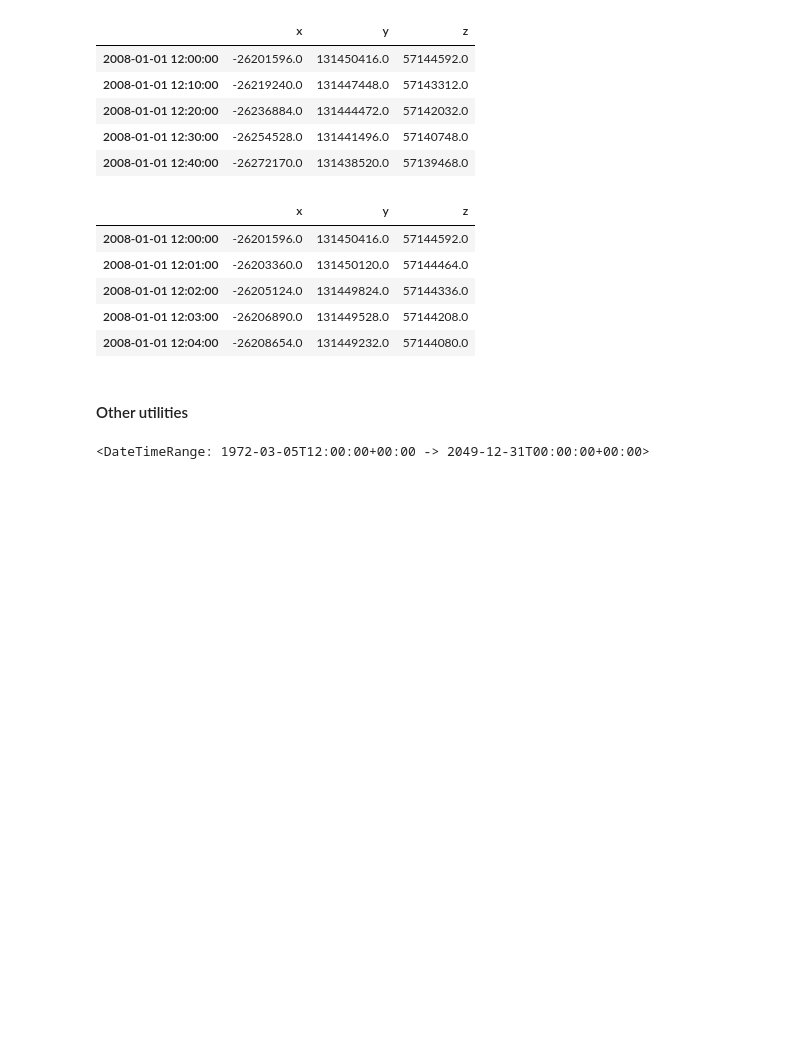
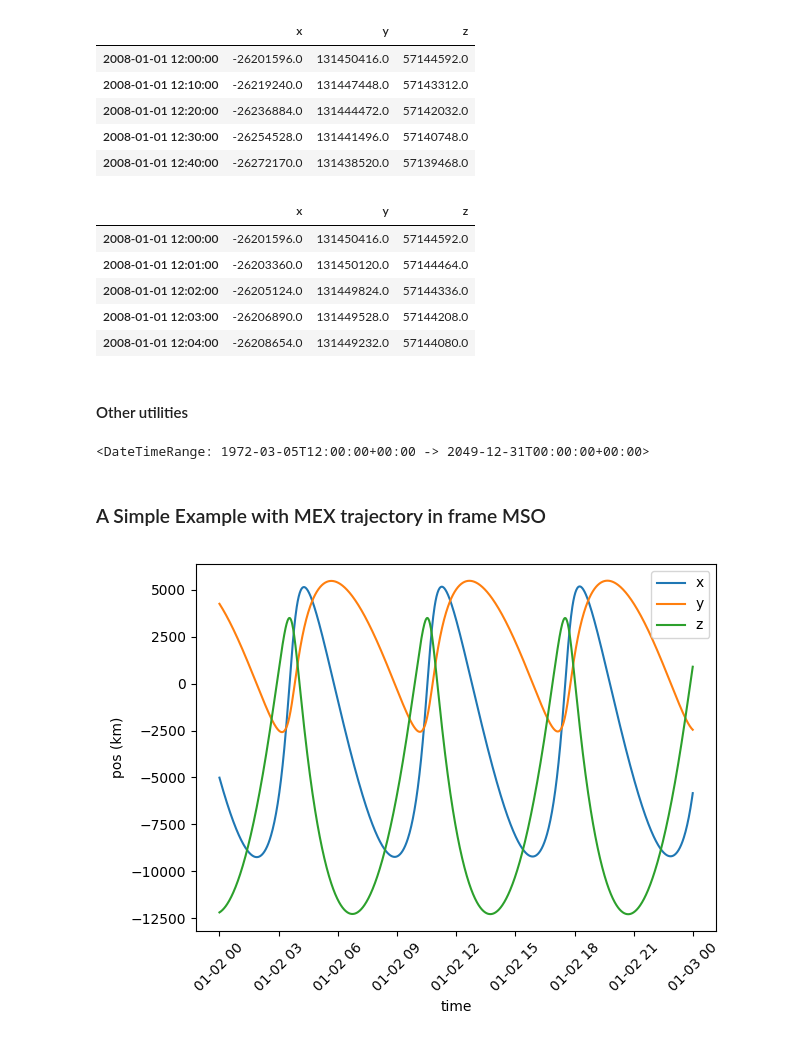
Before and after one commit to SciQLop/speasy, a Jupyter notebook: docs/examples/Cdpp3dView.ipynb, the cells around one changed output. Drawn from its saved outputs; the diff is of its cells as text; code cells hidden in the pictures; blank space fills up the shorter version.

Commit message:
Add cdpp3dview notebook to documentation

```diff
--- a/docs/examples/Cdpp3dView.ipynb
+++ b/docs/examples/Cdpp3dView.ipynb
@@ -154,3 +158,14 @@ spz.get_data("cdpp3dview/ACE", '2008-01-01T12:00:00', '2008-01-01T13:00:00', sam
 spz.cdpp3dview.parameter_range("Pioneer10")
 # %% [output]
 <DateTimeRange: 1972-03-05T12:00:00+00:00 -> 2049-12-31T00:00:00+00:00>
+# %% [markdown]
+### A Simple Example with MEX trajectory in frame MSO
+# %%
+plt.figure()
+mex_parameter = spz.inventories.tree.cdpp3dview.Trajectories.SPACECRAFT.MEX
+mex_traj = spz.get_data(mex_parameter, '20200102', '20200103', coordinate_frame="MSO", sampling=60)
+mex_traj.plot()
+plt.tight_layout()
+plt.show()
+# %% [output]
+[figure, added]
```
Also changed, not shown: parts of 1 cell of this notebook, 2 other files.
